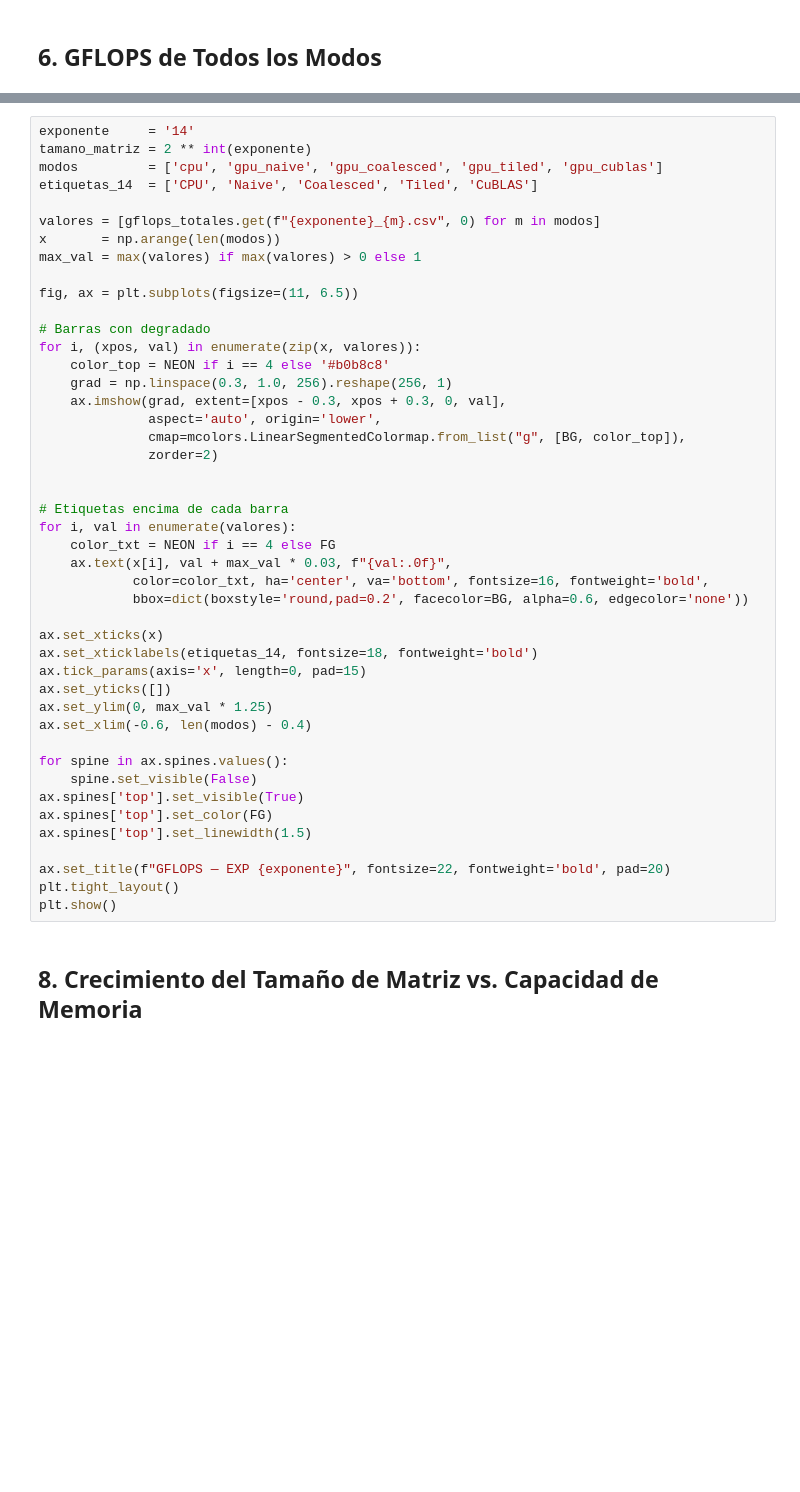
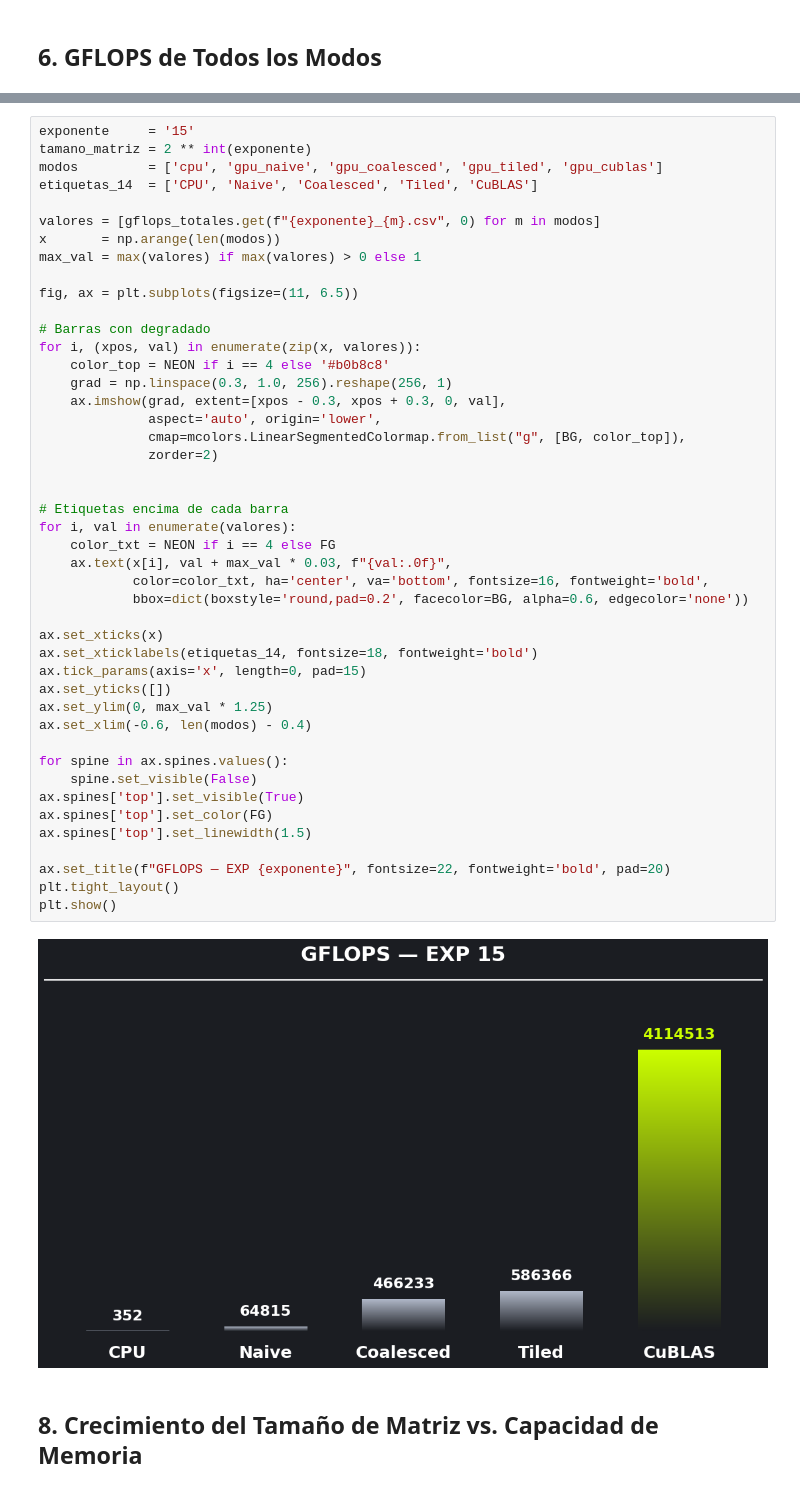
Before and after one commit to jcastanoch/Efficient-Krylov-Sequence-Computation-in-GPU, a Jupyter notebook: results/bechmark_analysis.ipynb, the cells around one changed output, grey strips where cells are left out. Saved outputs shown, nothing was run; the diff lists cells and outputs as text; blank space fills up the shorter version.

```diff
--- a/results/bechmark_analysis.ipynb
+++ b/results/bechmark_analysis.ipynb
@@ -230,5 +296,5 @@ plt.show()
 # %%
-exponente     = '14'
+exponente     = '15'
 tamano_matriz = 2 ** int(exponente)
 modos         = ['cpu', 'gpu_naive', 'gpu_coalesced', 'gpu_tiled', 'gpu_cublas']
 etiquetas_14  = ['CPU', 'Naive', 'Coalesced', 'Tiled', 'CuBLAS']
@@ -245,33 +311,35 @@ for i, (xpos, val) in enumerate(zip(x, valores)):
     grad = np.linspace(0.3, 1.0, 256).reshape(256, 1)
     ax.imshow(grad, extent=[xpos - 0.3, xpos + 0.3, 0, val],
               aspect='auto', origin='lower',
               cmap=mcolors.LinearSegmentedColormap.from_list("g", [BG, color_top]),
               zorder=2)
 
 
 # Etiquetas encima de cada barra
 for i, val in enumerate(valores):
     color_txt = NEON if i == 4 else FG
     ax.text(x[i], val + max_val * 0.03, f"{val:.0f}",
             color=color_txt, ha='center', va='bottom', fontsize=16, fontweight='bold',
             bbox=dict(boxstyle='round,pad=0.2', facecolor=BG, alpha=0.6, edgecolor='none'))
 
 ax.set_xticks(x)
 ax.set_xticklabels(etiquetas_14, fontsize=18, fontweight='bold')
 ax.tick_params(axis='x', length=0, pad=15)
 ax.set_yticks([])
 ax.set_ylim(0, max_val * 1.25)
 ax.set_xlim(-0.6, len(modos) - 0.4)
 
 for spine in ax.spines.values():
     spine.set_visible(False)
 ax.spines['top'].set_visible(True)
 ax.spines['top'].set_color(FG)
 ax.spines['top'].set_linewidth(1.5)
 
 ax.set_title(f"GFLOPS — EXP {exponente}", fontsize=22, fontweight='bold', pad=20)
 plt.tight_layout()
 plt.show()
+# %% [output]
+[figure, added]
 # %% [markdown]
 ## 8. Crecimiento del Tamaño de Matriz vs. Capacidad de Memoria
 # %%
```
Also changed, not shown: parts of 10 cells of this notebook, 10 other files.
